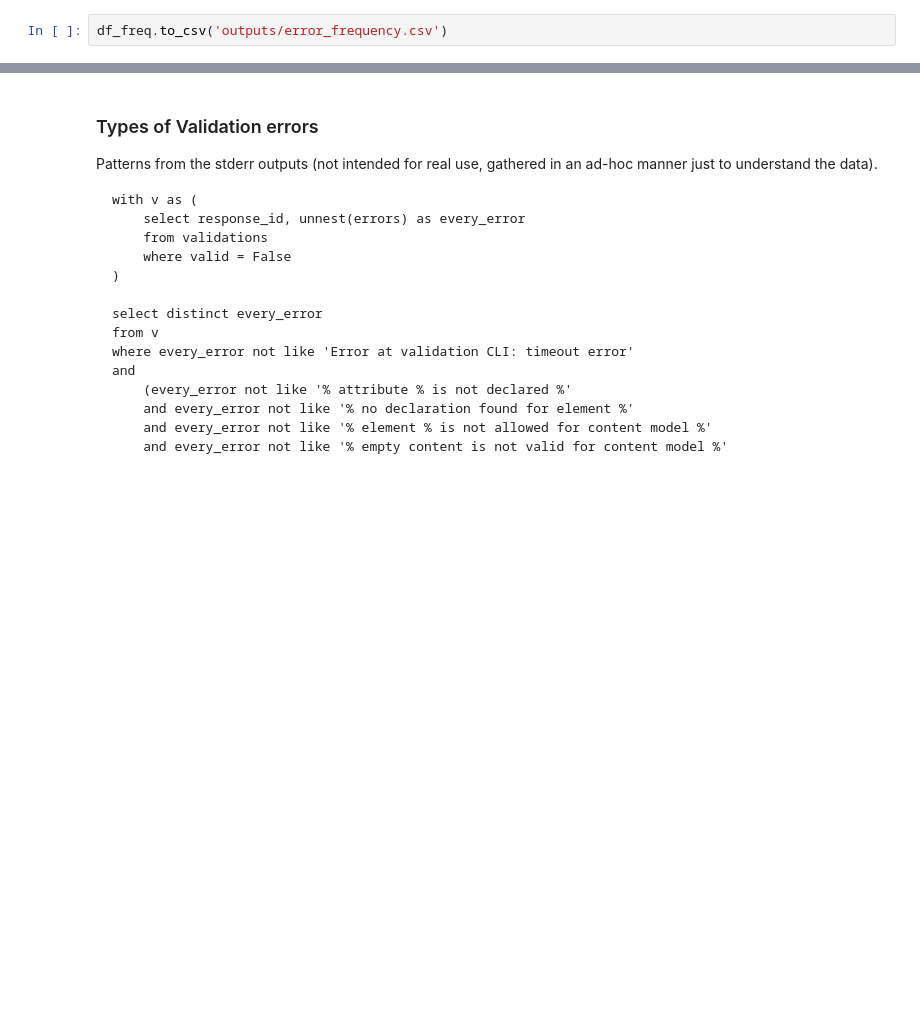
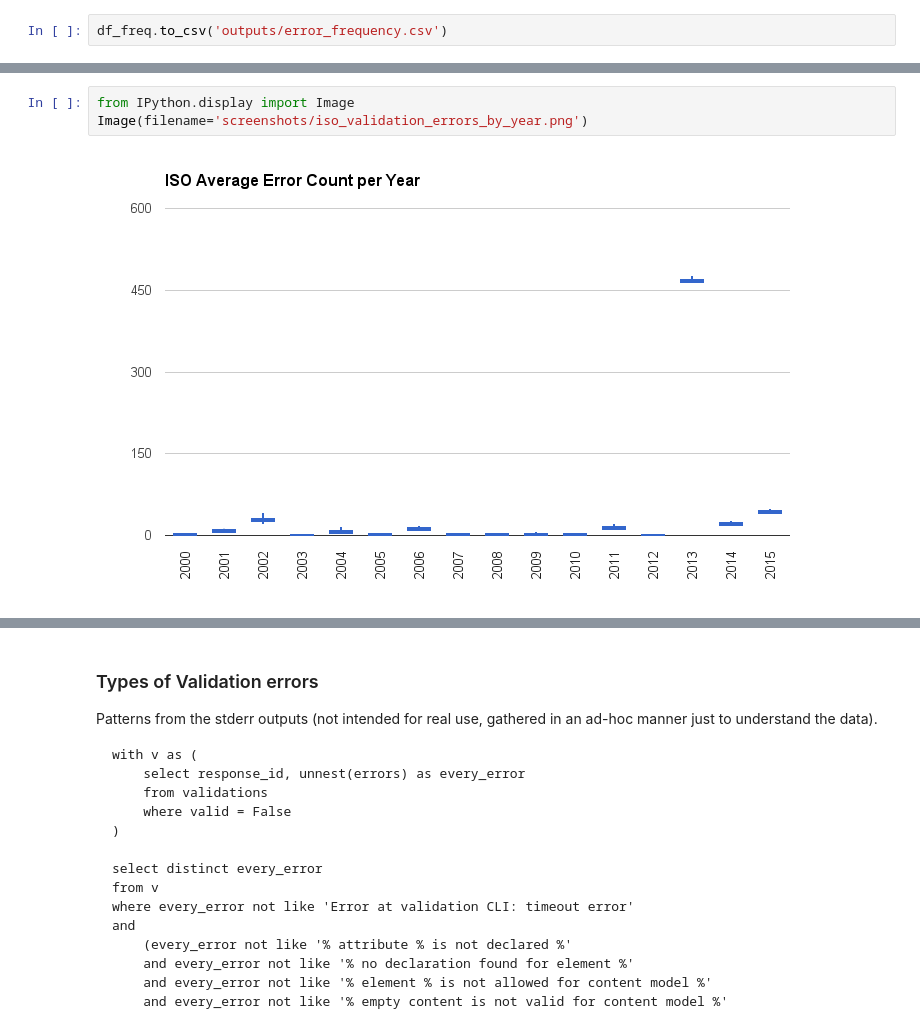
Before and after one commit to b-cube/Response-Identification-Info, a Jupyter notebook: notebooks/Analysis - Validation Metrics.ipynb, the cells around one changed output, grey strips where cells are left out. Saved outputs shown, nothing was run; the diff lists cells and outputs as text; blank space fills up the shorter version.

```diff
--- a/notebooks/Analysis - Validation Metrics.ipynb
+++ b/notebooks/Analysis - Validation Metrics.ipynb
@@ -112,0 +105,5 @@ Not sure about raw error count here.
+# %%
+from IPython.display import Image
+Image(filename='screenshots/iso_validation_errors_by_year.png')
+# %% [output]
+[figure, added]
```
Also changed, not shown: parts of 9 cells of this notebook, 12 other files.
